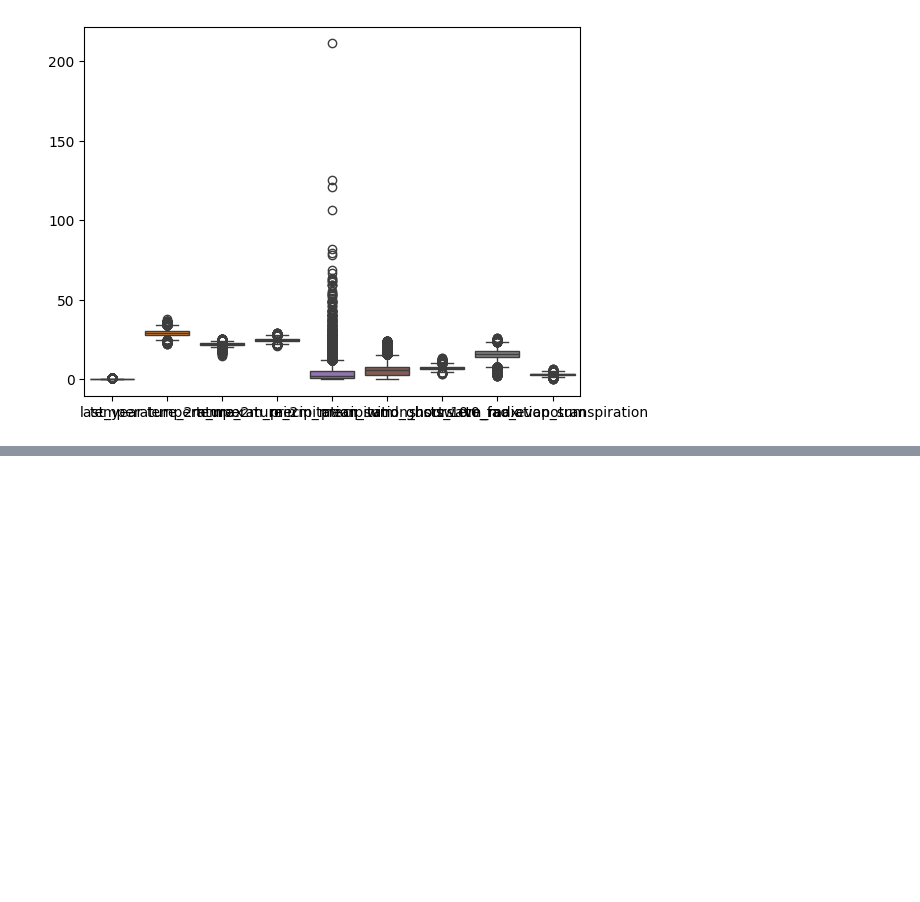
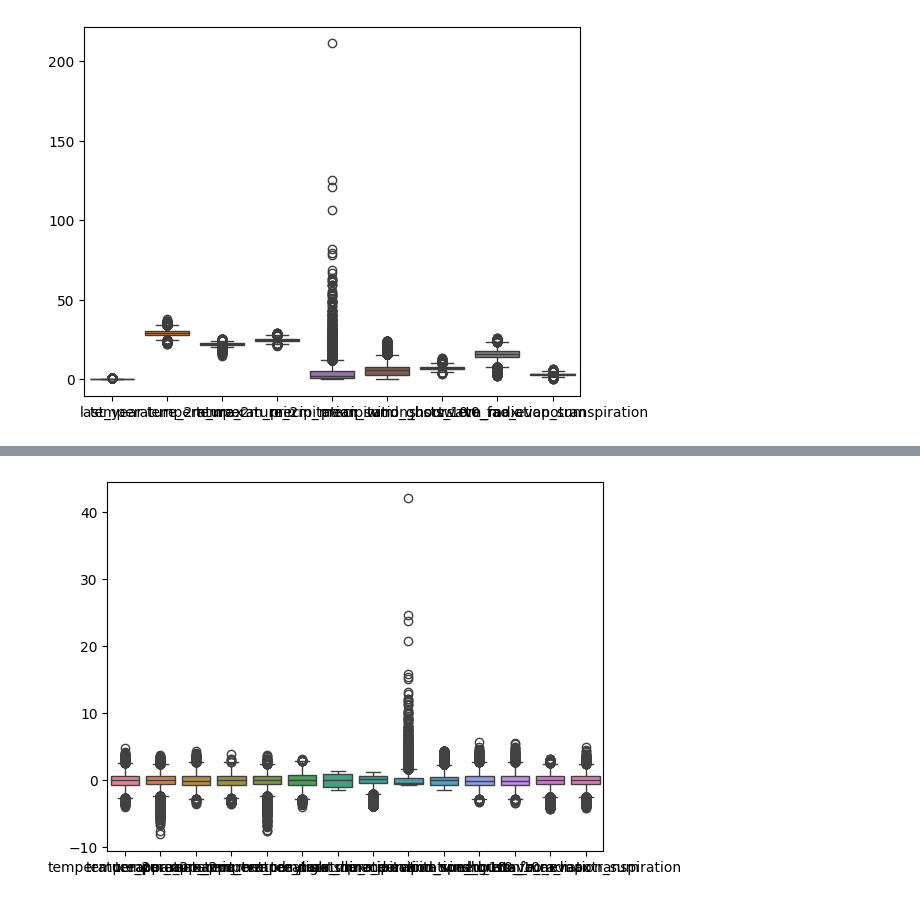
Before and after one commit to KwenteaneResearch/weather_checker, a Jupyter notebook: Notebooks/weather-api-exploration.ipynb, the cells around one changed output, grey strips where cells are left out. Drawn from its saved outputs; the diff is of its cells as text; code cells hidden in the pictures; blank space fills up the shorter version.

```diff
--- a/Notebooks/weather-api-exploration.ipynb
+++ b/Notebooks/weather-api-exploration.ipynb
@@ -246,0 +249,29 @@ sns.boxplot(daily_dataframe[studied_cols]);#, hue="last_year");
+# %%
+from sklearn.base import TransformerMixin, BaseEstimator
+
+class WeatherCodeTransformer(TransformerMixin, BaseEstimator):
+    # BaseEstimator generates the get_params() and set_params() methods that all Pipelines require
+    # TransformerMixin creates the fit_transform() method from fit() and transform()
+
+    def __init__(self):
+        pass
+
+    def fit(self, X, y=None):
+        # Here you store what needs to be stored/learned during .fit(X_train) as instance attributes
+        # Return "self" to allow chaining .fit().transform()
+        self.weather_family = X.weather_code // 10
+        self.weather_strenght = X.weather_code % 10
+        return self
+
+    def transform(self, X, y=None):
+        # Return the result as a DataFrame for an integration into the ColumnTransformer
+        return pd.DataFrame(self.weather_family, self.weather_strenght)
+
+
+
+preprocessor = ColumnTransformer([
+    ('num', StandardScaler(), num_cols),
+    #('code',WeatherCodeTransformer(), weather_cols),
+    ])
+
+preprocessor.fit(daily_dataframe)
@@ -246,0 +292,3 @@ sns.boxplot(daily_dataframe[studied_cols]);#, hue="last_year");
+# %%
+df_preproc = pd.DataFrame(preprocessor.transform(daily_dataframe), index=daily_dataframe.index, columns=num_cols+['weather_family'])#, 'weather_strenght'])
+df_preproc
@@ -246,0 +310,4 @@ sns.boxplot(daily_dataframe[studied_cols]);#, hue="last_year");
+# %%
+sns.boxplot(df_preproc[num_cols]);#, hue="last_year");
+# %% [output]
+[figure, added]
```
Also changed, not shown: parts of 16 cells of this notebook.
